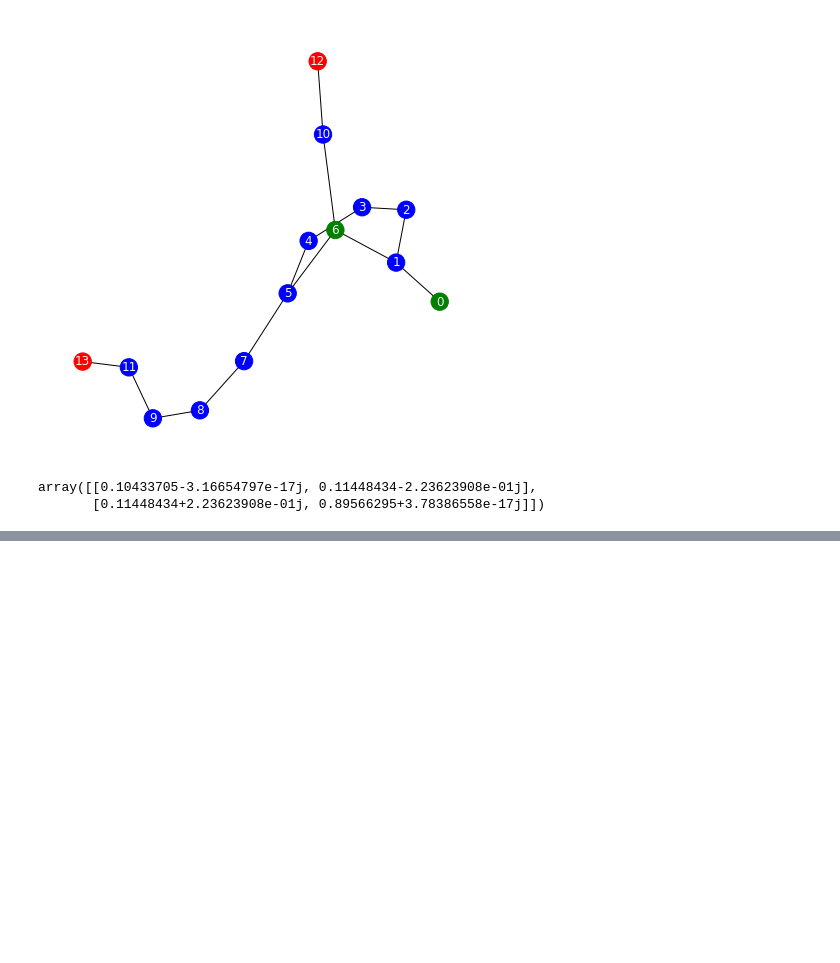
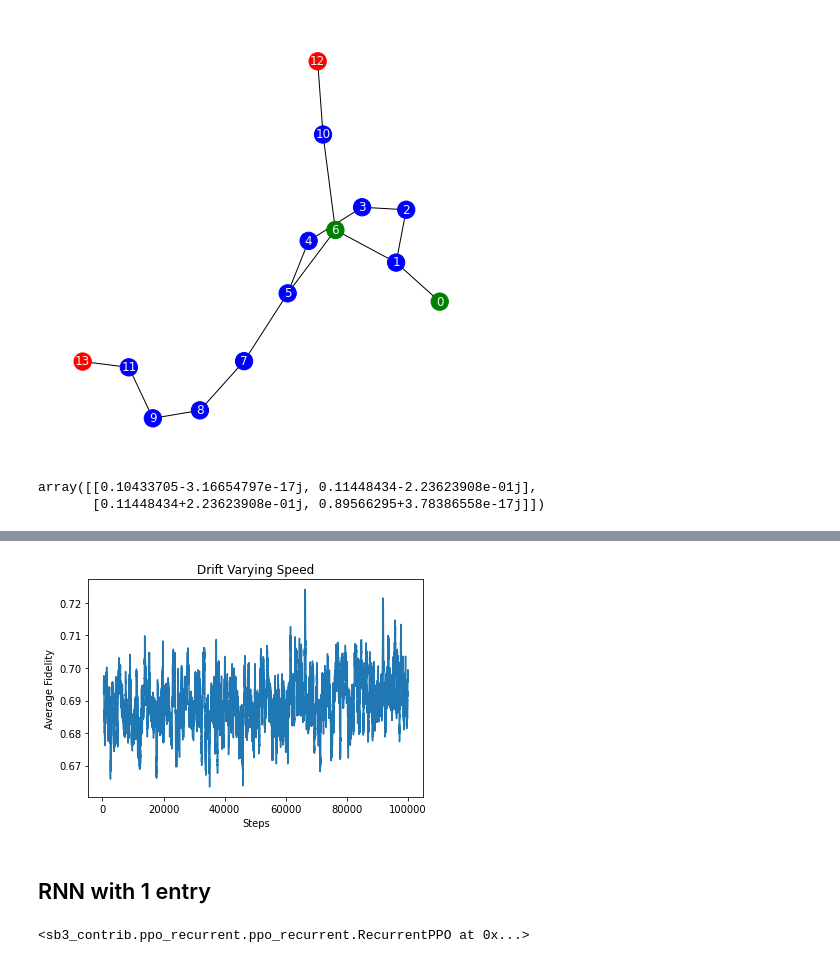
Before and after one commit to BestQuark/mbqlearning, a Jupyter notebook: mbqc-qrnn.ipynb, the cells around one changed output, grey strips where cells are left out. Saved outputs shown, nothing was run; the diff lists cells and outputs as text; code cells hidden in the pictures; blank space fills up the shorter version.

```diff
--- a/mbqc-qrnn.ipynb
+++ b/mbqc-qrnn.ipynb
@@ -706,0 +755,7 @@ plot_results(log_dir, title="Random single-qubit unitary",w=100)
+# %%
+#plot learning curve of the agent
+plot_results(log_dir, title="Drift Varying Speed",w=100)
+# %% [output]
+[figure, added]
+# %% [markdown]
+## RNN with 1 entry
@@ -706,0 +771,5 @@ plot_results(log_dir, title="Random single-qubit unitary",w=100)
+# %%
+model = RecurrentPPO("MlpLstmPolicy", env)
+model.learn(total_timesteps=int(1e5), callback=event_callback)
+# %% [output]
+<sb3_contrib.ppo_recurrent.ppo_recurrent.RecurrentPPO at 0x...>
```
Also changed, not shown: parts of 20 cells of this notebook.
